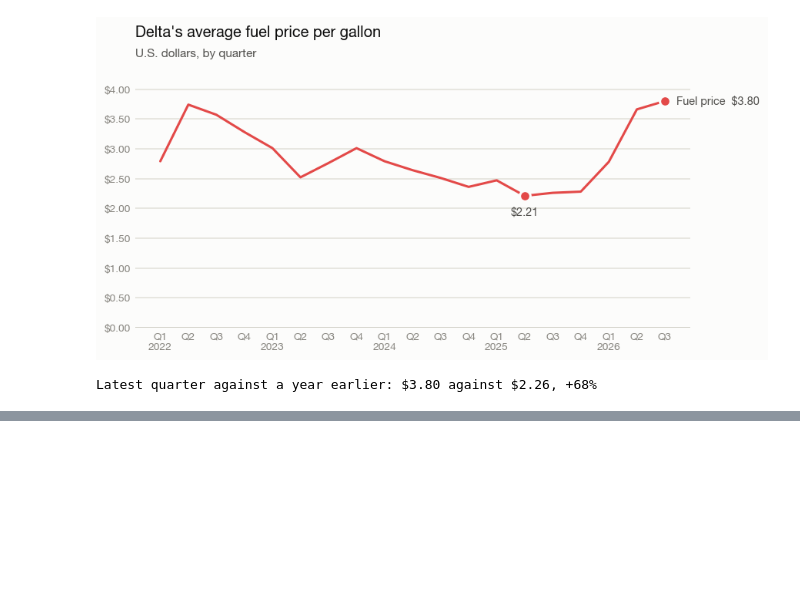
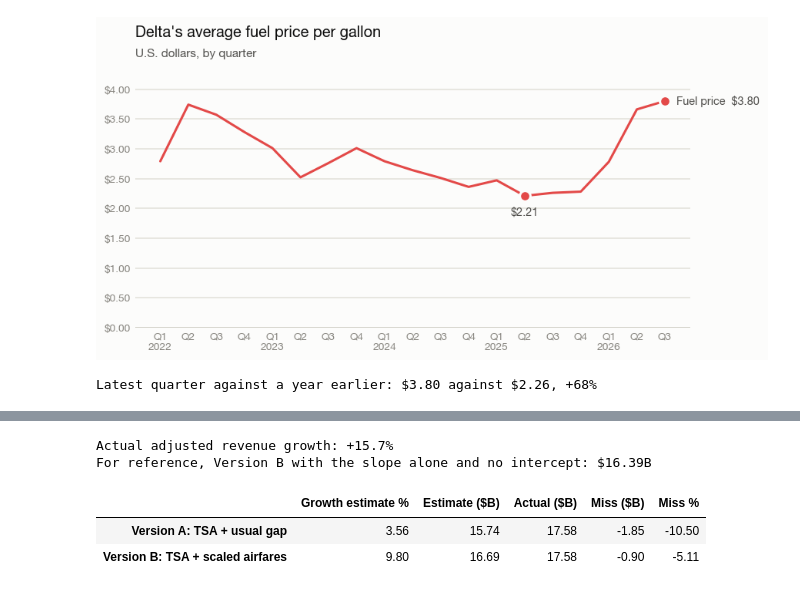
Before and after one commit to arjunL124/TSA-Delta-Revenue-Backtest, a Jupyter notebook: analysis.ipynb, the cells around one changed output, grey strips where cells are left out. Cells and saved outputs as stored; diff of their text form; code cells hidden in the pictures; blank space fills up the shorter version.

```diff
--- a/analysis.ipynb
+++ b/analysis.ipynb
@@ -527,0 +705,10 @@ The rise lines up in time with the 2026 jump in Delta's yield (chart 3) and in r
+# %%
+recent_gaps = (history["adj_revenue_yoy_pct"] - history["tsa_yoy_pct"]).tail(4)
+growth_a = tsa_growth + recent_gaps.mean()
+estimate_a = revenue_year_ago * (1 + growth_a / 100)
+
+print("Gap between revenue growth and TSA growth, last four quarters:")
+print(recent_gaps.round(1).to_string())
+print(f"\nAverage gap: {recent_gaps.mean():+.1f} points")
+print(f"Version A growth estimate: {tsa_growth:+.1f}% + {recent_gaps.mean():.1f} = {growth_a:+.1f}%")
+print(f"Version A revenue estimate: ${estimate_a / 1e9:.2f}B")
@@ -527,0 +733,13 @@ The rise lines up in time with the 2026 jump in Delta's yield (chart 3) and in r
+# %%
+slope, intercept = np.polyfit(history["airfare_2mo_yoy_pct"], history["yield_yoy_pct"], 1)
+fit = np.corrcoef(history["airfare_2mo_yoy_pct"], history["yield_yoy_pct"])[0, 1] ** 2
+
+expected_yield_growth = intercept + slope * airfare_growth
+growth_b = tsa_growth + expected_yield_growth
+estimate_b = revenue_year_ago * (1 + growth_b / 100)
+
+print(f"Regression over {len(history)} quarters ({history.index[0]} to {history.index[-1]}):")
+print(f"  slope {slope:.2f}, intercept {intercept:.1f}, share of yield movement explained {fit:.0%}")
+print(f"Expected yield growth: {intercept:.1f} + {slope:.2f} x {airfare_growth:.1f} = {expected_yield_growth:+.1f}%")
+print(f"Version B growth estimate: {tsa_growth:+.1f}% + {expected_yield_growth:.1f} = {growth_b:+.1f}%")
+print(f"Version B revenue estimate: ${estimate_b / 1e9:.2f}B")
@@ -527,0 +760,23 @@ The rise lines up in time with the 2026 jump in Delta's yield (chart 3) and in r
+# %%
+actual = table.loc[target, "adjusted_revenue_usd"]
+
+results = pd.DataFrame(
+    {
+        "Growth estimate %": [growth_a, growth_b],
+        "Estimate ($B)": [estimate_a / 1e9, estimate_b / 1e9],
+    },
+    index=["Version A: TSA + usual gap", "Version B: TSA + scaled airfares"],
+)
+results["Actual ($B)"] = actual / 1e9
+results["Miss ($B)"] = results["Estimate ($B)"] - results["Actual ($B)"]
+results["Miss %"] = (results["Estimate ($B)"] / results["Actual ($B)"] - 1) * 100
+
+print(f"Actual adjusted revenue growth: {table.loc[target, 'adj_revenue_yoy_pct']:+.1f}%")
+print(f"For reference, Version B with the slope alone and no intercept: ${revenue_year_ago * (1 + (tsa_growth + slope * airfare_growth) / 100) / 1e9:.2f}B")
+results.round(2)
+# %% [output]
+Actual adjusted revenue growth: +15.7%
+For reference, Version B with the slope alone and no intercept: $16.39B
+|  | Growth estimate % | Estimate ($B) | Actual ($B) | Miss ($B) | Miss % |
+| Version A: TSA + usual gap | 3.56 | 15.74 | 17.58 | -1.85 | -10.50 |
+| Version B: TSA + scaled airfares | 9.80 | 16.69 | 17.58 | -0.90 | -5.11 |
```
Also changed, not shown: parts of 20 cells of this notebook, 3 other files.
